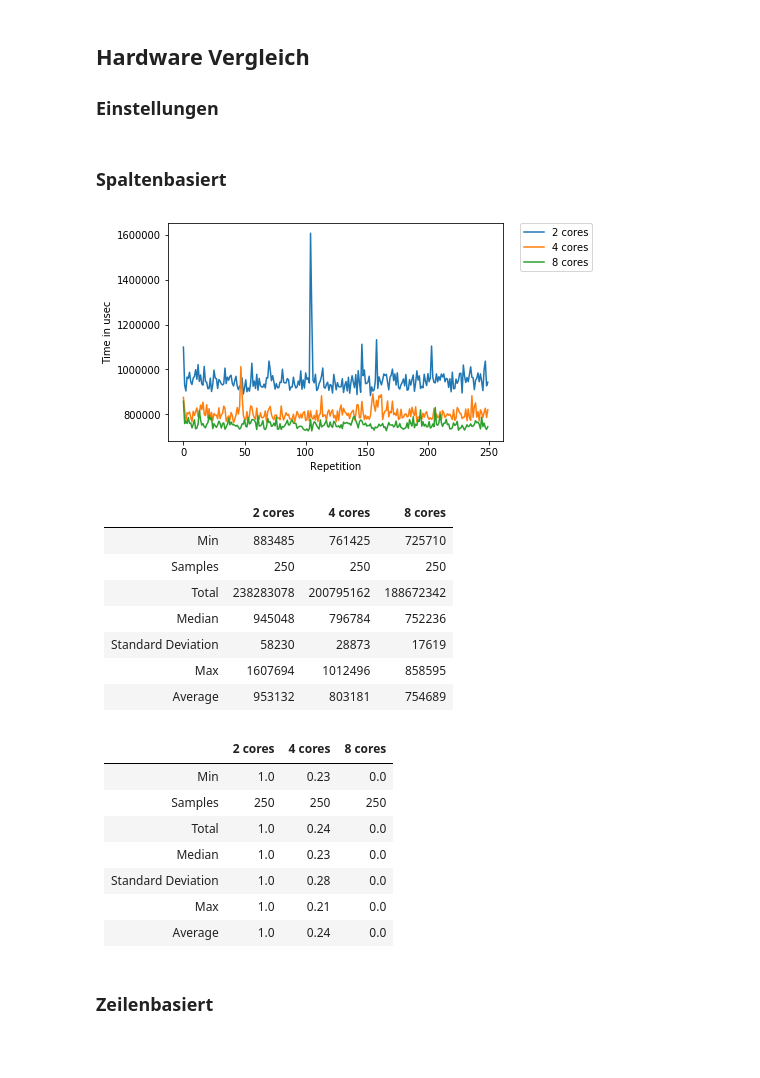
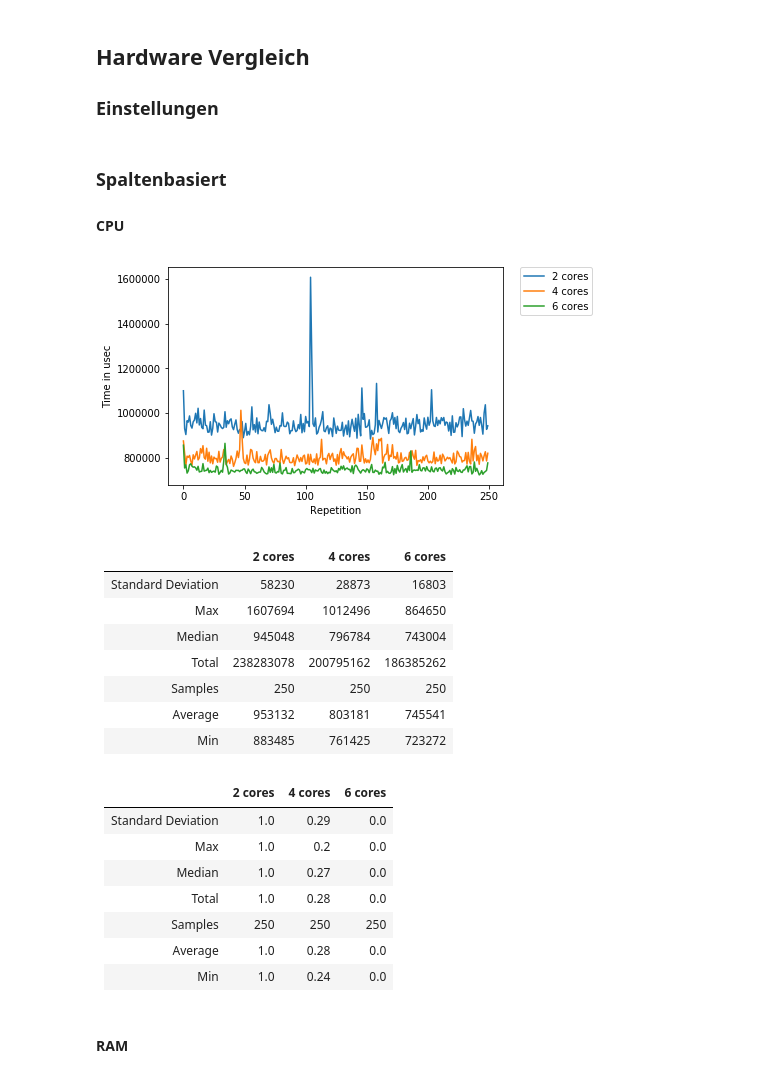
Before and after one commit to Osslack/HANA_SSBM, a Jupyter notebook: src/analyser/Analysis-SSBM-HANA.ipynb, the cells around one changed output. Saved outputs shown, nothing was run; the diff lists cells and outputs as text; code cells hidden in the pictures; blank space fills up the shorter version.

```diff
--- a/src/analyser/Analysis-SSBM-HANA.ipynb
+++ b/src/analyser/Analysis-SSBM-HANA.ipynb
@@ -292,47 +292,51 @@ comparison.compare()
 
 ### Einstellungen
 # %%
-a8 = Analyser(LOG_PATH_ROOT + "i7-8core.log")
+a6 = Analyser(LOG_PATH_ROOT + "12gb6cores.log")
 a4 = Analyser(LOG_PATH_ROOT + "i7-4core.log")
 a2 = Analyser(LOG_PATH_ROOT + "i7-2core.log")
+
+aGb12 = Analyser(LOG_PATH_ROOT + "12gb6cores.log")
+aGb8 = Analyser(LOG_PATH_ROOT + "8gb6cores.log")
 # %% [markdown]
 ### Spaltenbasiert
+#### CPU
 # %%
-b8 = a8.get_column_benchmark()
+b6 = a6.get_column_benchmark()
 b4 = a4.get_column_benchmark()
 b2 = a2.get_column_benchmark()
 
-b8.set_name("8 cores")
+b6.set_name("6 cores")
 b4.set_name("4 cores")
 b2.set_name("2 cores")
 
-comparison = Comparison(b2, b4, b8)
+comparison = Comparison(b2, b4, b6)
 comparison.compare_visually()
 # %% [output]
-[figure, old version]
+[figure, new version]
 # %%
 comparison.compare_raw()
 # %% [output]
-||2 cores|4 cores|8 cores|
+||2 cores|4 cores|6 cores|
 |--|--|--|--|
-|Min|883485|761425|725710|
+|Standard Deviation|58230|28873|16803|
+|Max|1607694|1012496|864650|
+|Median|945048|796784|743004|
+|Total|238283078|200795162|186385262|
 |Samples|250|250|250|
-|Total|238283078|200795162|188672342|
-|Median|945048|796784|752236|
-|Standard Deviation|58230|28873|17619|
-|Max|1607694|1012496|858595|
-|Average|953132|803181|754689|
+|Average|953132|803181|745541|
+|Min|883485|761425|723272|
 # %%
 comparison.compare()
 # %% [output]
-||2 cores|4 cores|8 cores|
+||2 cores|4 cores|6 cores|
 |--|--|--|--|
-|Min|1.0|0.23|0.0|
+|Standard Deviation|1.0|0.29|0.0|
+|Max|1.0|0.2|0.0|
+|Median|1.0|0.27|0.0|
+|Total|1.0|0.28|0.0|
 |Samples|250|250|250|
-|Total|1.0|0.24|0.0|
-|Median|1.0|0.23|0.0|
-|Standard Deviation|1.0|0.28|0.0|
-|Max|1.0|0.21|0.0|
-|Average|1.0|0.24|0.0|
+|Average|1.0|0.28|0.0|
+|Min|1.0|0.24|0.0|
 # %% [markdown]
-### Zeilenbasiert
+#### RAM
```
Also changed, not shown: parts of 34 cells of this notebook.
